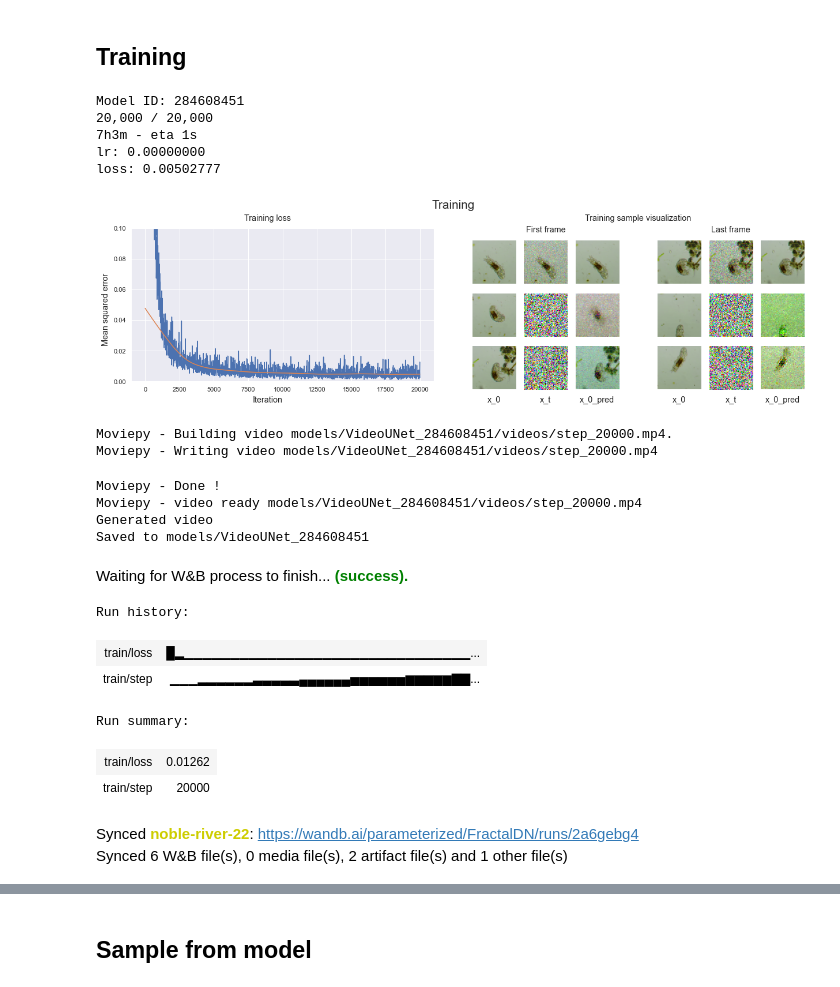
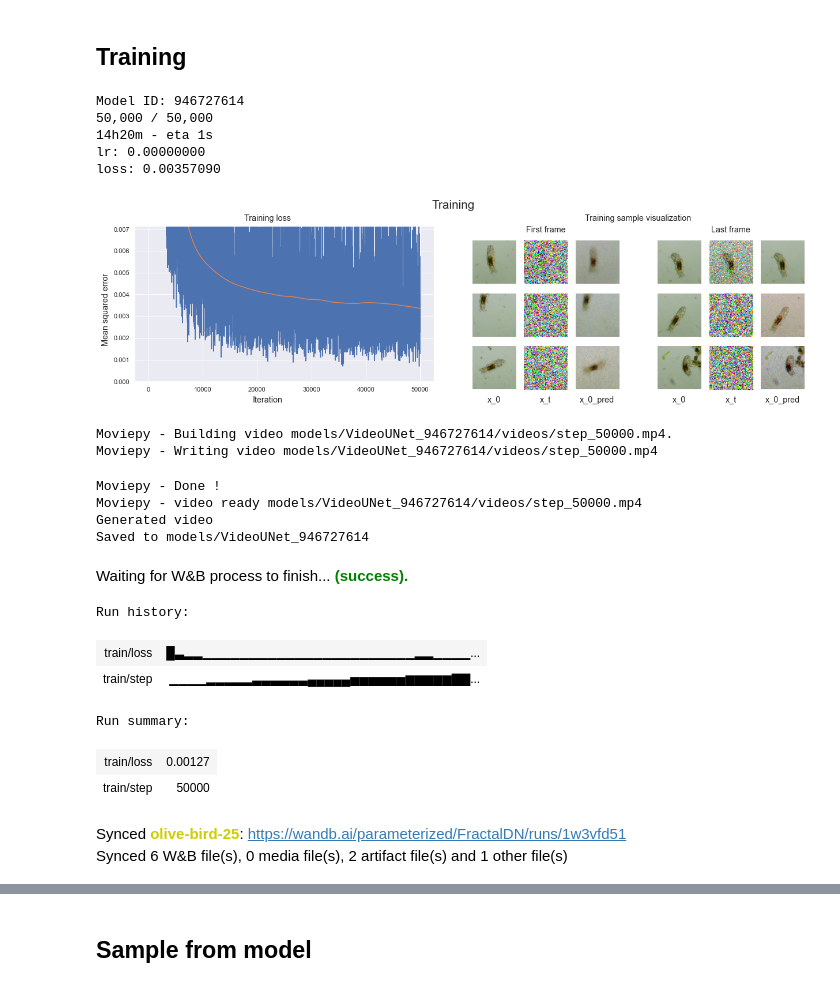
Before and after one commit to parameterized/micro-sim, a Jupyter notebook: notebooks/Controllable.ipynb, the cells around one changed output, grey strips where cells are left out. Saved outputs shown, nothing was run; the diff lists cells and outputs as text; code cells hidden in the pictures.

```diff
--- a/notebooks/Controllable.ipynb
+++ b/notebooks/Controllable.ipynb
@@ -436,7 +484,6 @@ model = UNet2DModel(
 memory_model = MemoryModel().to(cf.device)
 
 noise_scheduler = DDIMScheduler(num_train_timesteps=cf.num_train_timesteps)
-noise_scheduler.set_timesteps(num_inference_steps=cf.num_inference_steps)
 
 opt = torch.optim.AdamW(chain(
     model.parameters(), memory_model.parameters()
@@ -451,13 +498,13 @@ losses = []
 
 pool = Pool()
 
-x, local_embs, track, memory, is_first = pool.sample(torch.tensor([0]))
-x = torch.cat([x[:, 1], local_embs[:, 1], x[:, 0], memory], dim=1)
+imgs, embs, memory = pool.sample(torch.tensor([0]))
+x = torch.cat([imgs[:, 1], embs[:, 1], imgs[:, 0], memory], dim=1)
 display.display(dataset.tensor_to_img(
     model(x, timestep=0)['sample'][0, :3]).resize((256, 256)))
 
-noise = torch.randn_like(x)
-timesteps = torch.tensor([100], dtype=torch.long, device=cf.device)
-noisy_image = noise_scheduler.add_noise(x, noise, timesteps)
-display.display(dataset.tensor_to_img(noisy_image[0, :3]).resize((256, 256)))
+noise = torch.randn_like(imgs[0, 1])
+timesteps = torch.tensor([50], dtype=torch.long, device=cf.device)
+noisy_image = noise_scheduler.add_noise(imgs[0, 1], noise, timesteps)
+display.display(dataset.tensor_to_img(noisy_image).resize((256, 256)))
 # %% [output]
@@ -561,10 +615,12 @@ def time_to_s(t):
     s += f'{int(t) % 60}s' if t < 60 else ''
     return s
 
-global model_id
 def train():
-    cf.model_id = f'{np.random.randint(1e9):09d}'
-    model_path = f'models/VideoUNet_{cf.model_id}'
+    while True:
+        cf.model_id = f'{np.random.randint(1e9):09d}'
+        model_path = f'models/VideoUNet_{cf.model_id}'
+        if not os.path.exists(model_path):
+            break
 
     model.train()
     memory_model.train()
@@ -584,14 +640,11 @@ def train():
 
         for i in range(cf.num_training_steps):
             perm = torch.randperm(pool.size)[:cf.batch_size]
-            x0, local_embs, track, memory, is_first = pool.sample(perm)
+            x0, local_embs, memory = pool.sample(perm)
 
             prev_x0 = x0[:, 0]
-            prev_x0[is_first] = torch.randn_like(prev_x0[is_first])
             x0 = x0[:, 1:]
             local_embs = local_embs[:, 1:]
-            track = track[:, 1:]
-            # todo: stabilize
 
             xt_timesteps = torch.randint(
                 noise_scheduler.num_train_timesteps,
@@ -649,16 +702,6 @@ def train():
                 })
 
             if (i + 1) % cf.display_every_n == 0:
-                display.clear_output(wait=True)
-                print(f'Model ID: {cf.model_id}')
-                print(f'{i + 1 :,} / {cf.num_training_steps:,}')
-                time_passed = time.time() - train_st
-                eta = time_passed * (cf.num_training_steps - i) / max(i, 1)
-                print(f'{time_to_s(time_passed)} - eta {time_to_s(eta)}')
-                print(f'lr: {opt.state_dict()["param_groups"][0]["lr"]:.8f}')
-                recent_avg_loss = np.mean(losses[-100:])
-                print(f'loss: {recent_avg_loss:.8f}')
-
                 fig = plt.figure(constrained_layout=True, figsize=(5 * 3.4, 5))
                 fig.suptitle('Training', fontsize='xx-large')
                 loss_fig, vis_fig = fig.subfigures(1, 2, wspace=.1)
@@ -674,8 +717,9 @@ def train():
                 loss_lowess = lowess(losses, loss_x, frac=.2)
                 sns.lineplot(loss_x, losses, ax=ax)
                 sns.lineplot(loss_lowess[:, 0], loss_lowess[:, 1])
+                recent_avg_loss = np.mean(losses[-100:])
                 if len(losses) > 0:
-                    plt.ylim(0, max(recent_avg_loss * 1.5, .1))
+                    plt.ylim(0, recent_avg_loss * 2)
 
                 vis_first, vis_last = vis_fig.subfigures(1, 2, wspace=.1)
                 vis_first.suptitle('First frame')
@@ -683,6 +727,7 @@ def train():
 
                 last_model_input = model_input
                 last_pred = pred
+                num_replaced = round(cf.batch_size * cf.pool_replace_rate)
                 for vis in [vis_first, vis_last]:
                     vis_col_figs = vis.subfigures(1, 3)
                     x0_axes, xt_axes, x0p_axes = [
@@ -694,13 +739,15 @@ def train():
                         vis_frame = 0
                         model_input = first_model_input
                         pred = first_pred
+                        t_sort = torch.argsort(xt_timesteps[:num_replaced, vis_frame])
                     else:
                         vis_frame = -1
                         model_input = last_model_input
                         pred = last_pred
+                        t_sort = torch.argsort(
+                            xt_timesteps[num_replaced:, vis_frame]) + num_replaced
 
                     # show random samples of low, mid, high ranges of t
-                    t_sort = torch.argsort(xt_timesteps[:, vis_frame])
                     for k in range(3):
                         row_id = t_sort[np.random.randint(
                             t_sort.shape[0] // 3 * k,
@@ -715,50 +762,58 @@ def train():
 
                         t = xt_timesteps[row_id, vis_frame]
                         pred_x0 = get_pred_x0(xt_rgb, t, pred[row_id, :3])
                         x0p_axes[k].imshow(dataset.tensor_to_img(pred_x0))
                         x0p_axes[k].axis('off')
 
+                display.clear_output(wait=True)
+                print(f'Model ID: {cf.model_id}')
+                print(f'{i + 1 :,} / {cf.num_training_steps:,}')
+                time_passed = time.time() - train_st
+                eta = time_passed * (cf.num_training_steps - i) / max(i, 1)
+                print(f'{time_to_s(time_passed)} - eta {time_to_s(eta)}')
+                print(f'lr: {opt.state_dict()["param_groups"][0]["lr"]:.8f}')
+                print(f'loss: {recent_avg_loss:.8f}')
                 plt.show()
 
             if (i + 1) % cf.video_every_n == 0:
                 clip = gen_video(f'{model_path}/videos/step_{i + 1}.mp4')
                 print('Generated video')
 
             if (i + 1) % cf.save_every_n == 0 or i == cf.num_training_steps - 1:
                 model.save_pretrained(model_path)
                 torch.save(memory_model, f'{model_path}/memory_model.pt')
                 print(f'Saved to {model_path}')
 
 
 if cf.load_pretrained:
     cf.model_id = cf.pretrained_path.split('_')[-1]
     model = model.from_pretrained(cf.pretrained_path).to(cf.device)
     memory_model = torch.load(f'{cf.pretrained_path}/memory_model.pt').to(cf.device)
     print(f'Loaded from {cf.pretrained_path}')
 else:
     gc.collect()
     torch.cuda.empty_cache()
     tqdm._instances.clear()
     train()
 # %% [output]
-Model ID: 284608451
-20,000 / 20,000
-7h3m - eta 1s
+Model ID: 946727614
+50,000 / 50,000
+14h20m - eta 1s
 lr: 0.00000000
-loss: 0.00502777
+loss: 0.00357090
-[figure, old version]
+[figure, new version]
-Moviepy - Building video models/VideoUNet_284608451/videos/step_20000.mp4.
-Moviepy - Writing video models/VideoUNet_284608451/videos/step_20000.mp4
+Moviepy - Building video models/VideoUNet_946727614/videos/step_50000.mp4.
+Moviepy - Writing video models/VideoUNet_946727614/videos/step_50000.mp4
 Moviepy - Done !
-Moviepy - video ready models/VideoUNet_284608451/videos/step_20000.mp4
+Moviepy - video ready models/VideoUNet_946727614/videos/step_50000.mp4
 Generated video
-Saved to models/VideoUNet_284608451
+Saved to models/VideoUNet_946727614
 Waiting for W&B process to finish... (success).
 Run history:
-| train/loss | █▂▁▁▁▁▁▁▁▁▁▁▁▁▁▁▁▁▁▁▁▁▁▁▁▁▁▁▁▁▁▁▁... |
-| train/step | ▁▁▁▂▂▂▂▂▂▃▃▃▃▃▄▄▄▄▄▄▅▅▅▅▅▅▆▆▆▆▆▇▇... |
+| train/loss | █▃▂▂▁▁▁▁▁▁▁▁▁▁▁▁▁▁▁▁▁▁▁▁▁▁▁▂▂▁▁▁▁... |
+| train/step | ▁▁▁▁▂▂▂▂▂▃▃▃▃▃▃▄▄▄▄▄▅▅▅▅▅▅▆▆▆▆▆▇▇... |
 Run summary:
-| train/loss | 0.01262 |
-| train/step | 20000 |
+| train/loss | 0.00127 |
+| train/step | 50000 |
-Synced noble-river-22: https://wandb.ai/parameterized/FractalDN/runs/2a6gebg4
+Synced olive-bird-25: https://wandb.ai/parameterized/FractalDN/runs/1w3vfd51
 Synced 6 W&B file(s), 0 media file(s), 2 artifact file(s) and 1 other file(s)
```
Also changed, not shown: parts of 10 cells of this notebook.
